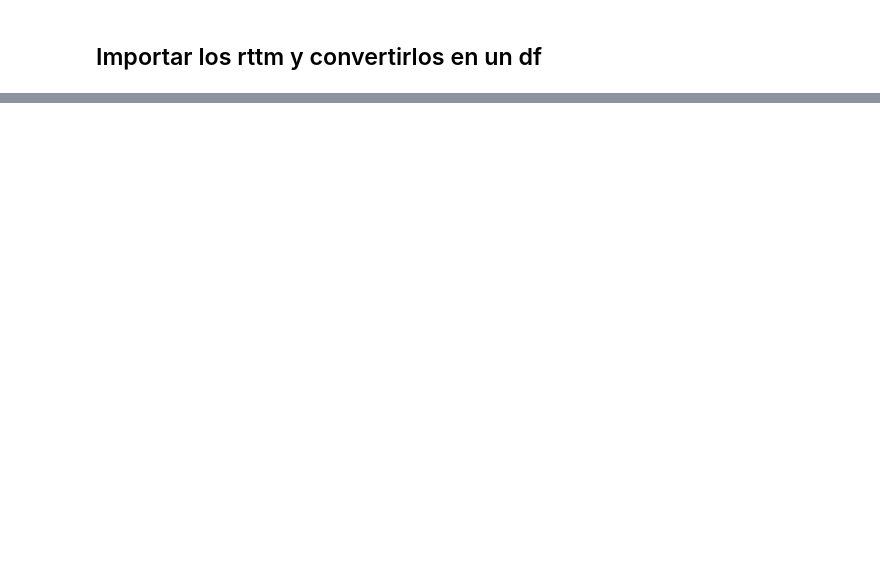
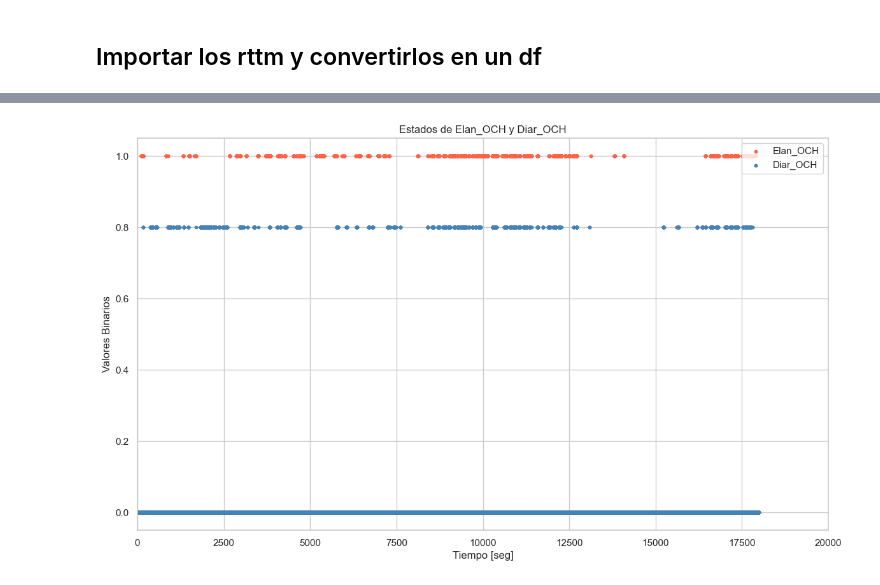
Before and after one commit to pabloamden/tesis_pablo, a Jupyter notebook: procesar_rttm_2.0_v01.ipynb, the cells around one changed output, grey strips where cells are left out. Drawn from its saved outputs; the diff is of its cells as text; code cells hidden in the pictures; blank space fills up the shorter version.

```diff
--- a/procesar_rttm_2.0_v01.ipynb
+++ b/procesar_rttm_2.0_v01.ipynb
@@ -20,8 +20,8 @@ from tqdm import tqdm
 # Config
 # ============================================================
 
-BASE_DIR = Path("transcripciones-segunda-vuelta/random")
-OUT_DIR = Path("outputs/transcripciones-segunda-vuelta/random")
+BASE_DIR = Path("Corpus/raw_ROS_HV-master/raw_ROS_HV-master_nombres")
+OUT_DIR = Path("outputs/raw_ROS_HV-master")
 OUT_DIR.mkdir(parents=True, exist_ok=True)
 
 STEP = 0.01  # tu resolución temporal
@@ -81,18 +81,24 @@ def process_pair(base_name, elan_path: Path, diar_path: Path, step=STEP):
     df_rttm_diar = read_rttm_diar(diar_path)
 
     # ---------------- Mapear SType -> STypeNew (Elan)
+    stype = df_rttm["SType"].astype(str).str.strip().str.upper()
+
     conditions = [
-        df_rttm["SType"] == "CHI",
-        df_rttm["SType"].str.startswith("F"),
-        df_rttm["SType"].str.startswith("M"),
-        df_rttm["SType"].str.startswith("UC"),
-        df_rttm["SType"].str.startswith("E")
+        stype.eq("CHI"),
+        stype.eq("CODE"),
+        stype.str.startswith(("FC", "MC")),
+        stype.str.startswith("MA"),
+        stype.str.startswith("F")
     ]
-    choices = ["KCHI", "FEM", "MAL", "OCH", "ELE"]
-    df_rttm["STypeNew"] = np.select(conditions, choices, default=df_rttm["SType"])
+    choices = ["KCHI", "code", "OCH", "MAL", "FEM"]
 
-    # ---------------- STypeNew para diar (tal como en tu código)
-    df_rttm_diar["STypeNew"] = df_rttm_diar["SType"]
+    df_rttm["STypeNew"] = np.select(conditions, choices, default=pd.NA)
+    # ---------------- STypeNew para diar
+    df_rttm_diar["STypeNew"] = np.where(
+    df_rttm_diar["SType"] == "CHI",
+    "OCH",
+    df_rttm_diar["SType"]
+    )
 
     # ---------------- Tipificar 'Type' y columnas mínimas
     df_rttm['Type'] = 'Elan'
@@ -428,30 +482,31 @@ diar_columns = [col for col in df_resultados.columns if col.startswith('Diar_')]
 df_resultados[diar_columns] = df_resultados[diar_columns].replace(1, 0.8)
 # %%
 # Definir las columnas que deseas graficar
-columns_to_plot = ['Elan_FEM', 'Diar_FEM']
-
+columns_to_plot = ['Elan_OCH', 'Diar_OCH']
 # Definir colores contrastantes
 colors = ['#FF6347', '#4682B4']  # Tomato y SteelBlue
 
 # Crear la gráfica de dispersión para mostrar solo los estados sin transiciones
 plt.figure(figsize=(14, 8))
 
 # Graficar solo los puntos donde el valor es 1
 for i, column in enumerate(columns_to_plot):
     plt.scatter(df_resultados.index, df_resultados[column], label=column, color=colors[i], s=10)
 
 # Configuración del gráfico
-plt.title('Estados de Elan_FEM y Diar_FEM')
+plt.title('Estados de Elan_OCH y Diar_OCH')
 plt.xlabel('Tiempo [seg]')
 plt.ylabel('Valores Binarios')
 plt.legend(loc='upper right')
 plt.grid(True)
-plt.xlim(0, 30000)
+plt.xlim(0, 20000)
 
 # Guardar la figura como un archivo PNG
 # plt.savefig(f'binarios_{name}.png', dpi=300, bbox_inches='tight')
 # Mostrar la gráfica
 plt.show()
+# %% [output]
+[figure, added]
 # %%
 # Definir las columnas que deseas graficar
 columns_to_plot = ['Elan_FEM', 'Diar_FEM']
```
Also changed, not shown: parts of 13 cells of this notebook, 42 other files.
